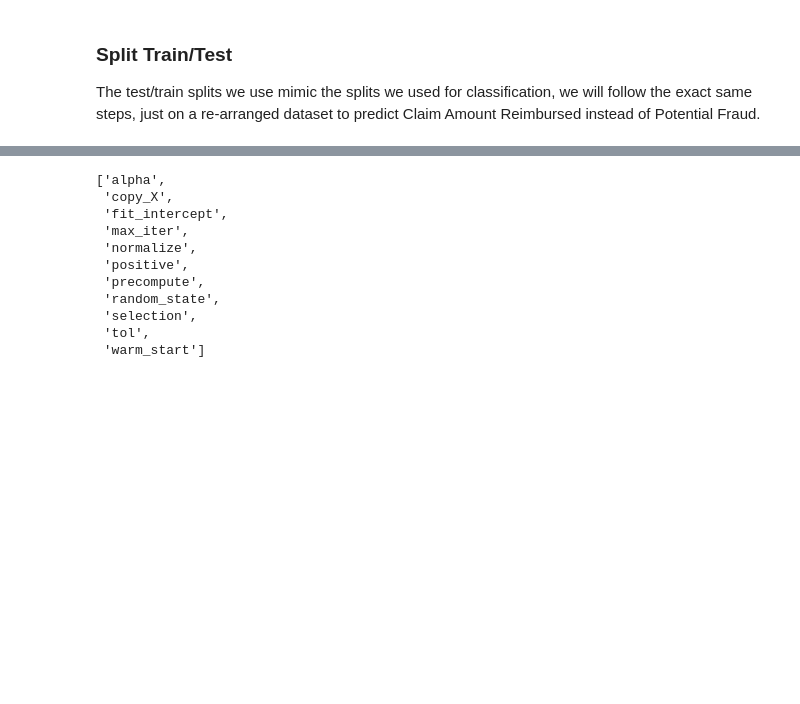
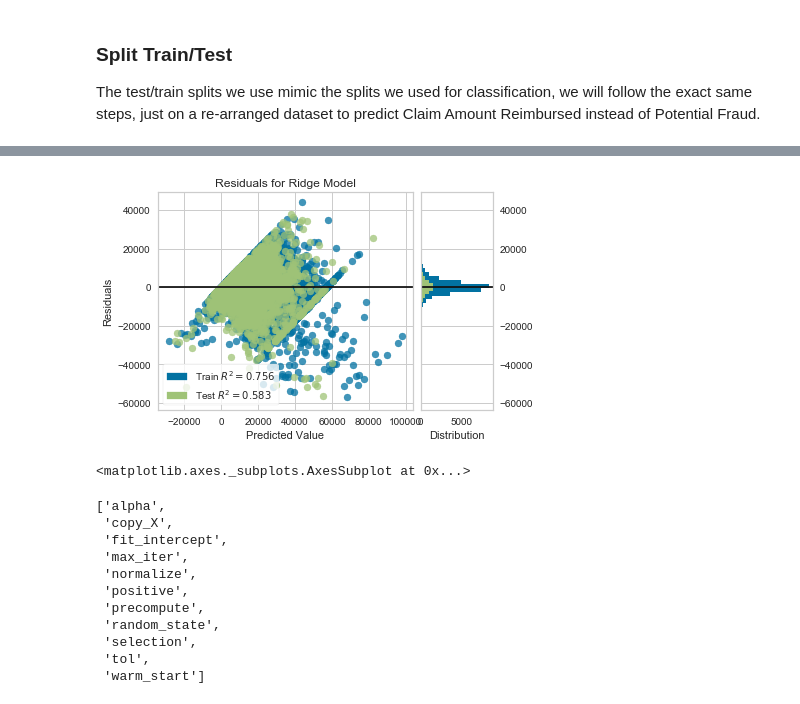
Before and after one commit to sachinac/ML7331, a Jupyter notebook: msds_7331_lab_2_v01.ipynb, the cells around one changed output, grey strips where cells are left out. Saved outputs shown, nothing was run; the diff lists cells and outputs as text; code cells hidden in the pictures; blank space fills up the shorter version.

```diff
--- a/msds_7331_lab_2_v01.ipynb
+++ b/msds_7331_lab_2_v01.ipynb
@@ -995,0 +1006,9 @@ reg_X_train,reg_X_test,reg_y_train,reg_y_test = train_test_split(reg_X,reg_targe
+# %%
+model = Ridge()
+visualizer = ResidualsPlot(model)
+visualizer.fit(reg_X_train, reg_y_train)  # Fit the training data to the visualizer
+visualizer.score(reg_X_test, reg_y_test)  # Evaluate the model on the test data
+visualizer.show()
+# %% [output]
+[figure, added]
+<matplotlib.axes._subplots.AxesSubplot at 0x...>
```
Also changed, not shown: parts of 11 cells of this notebook.
